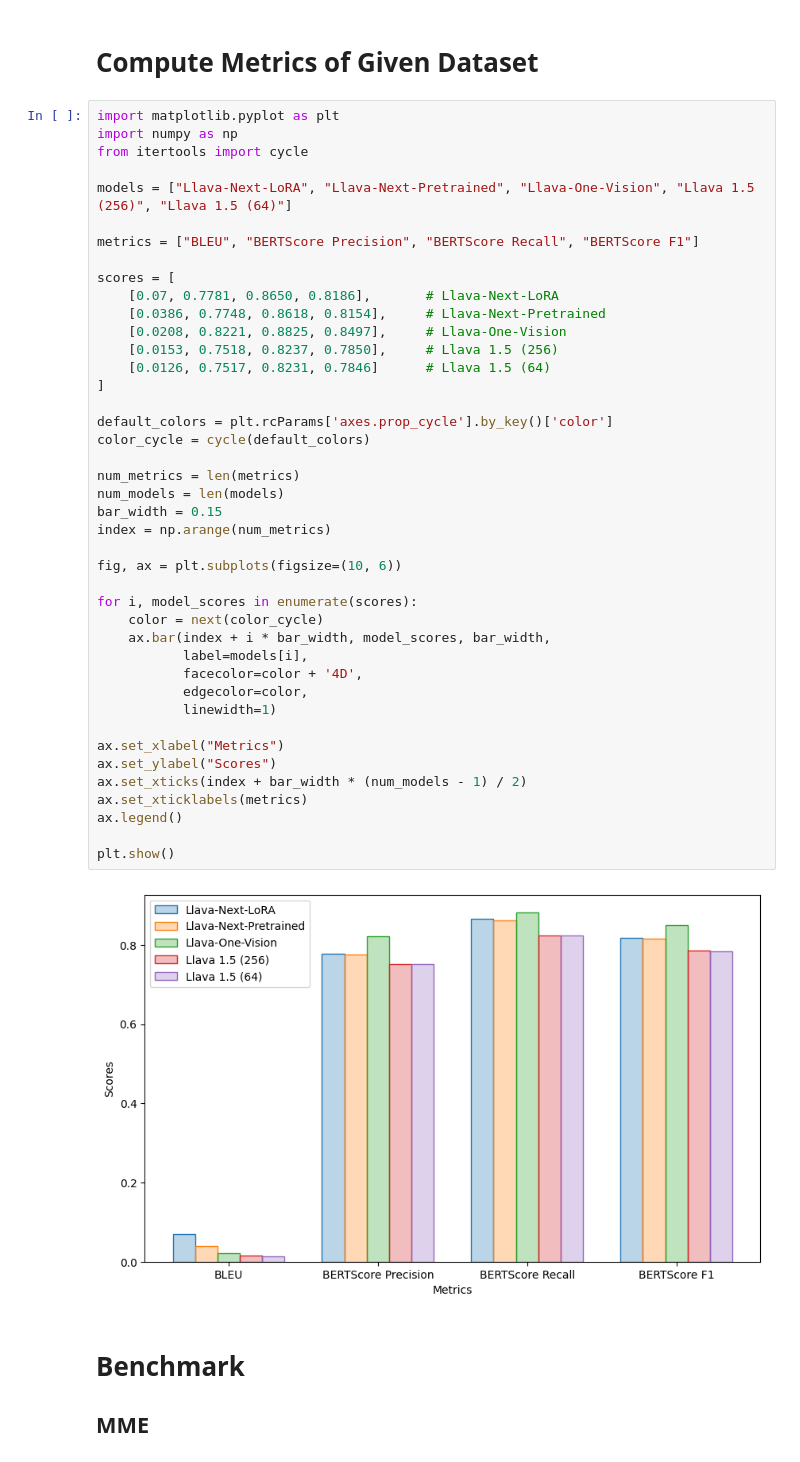
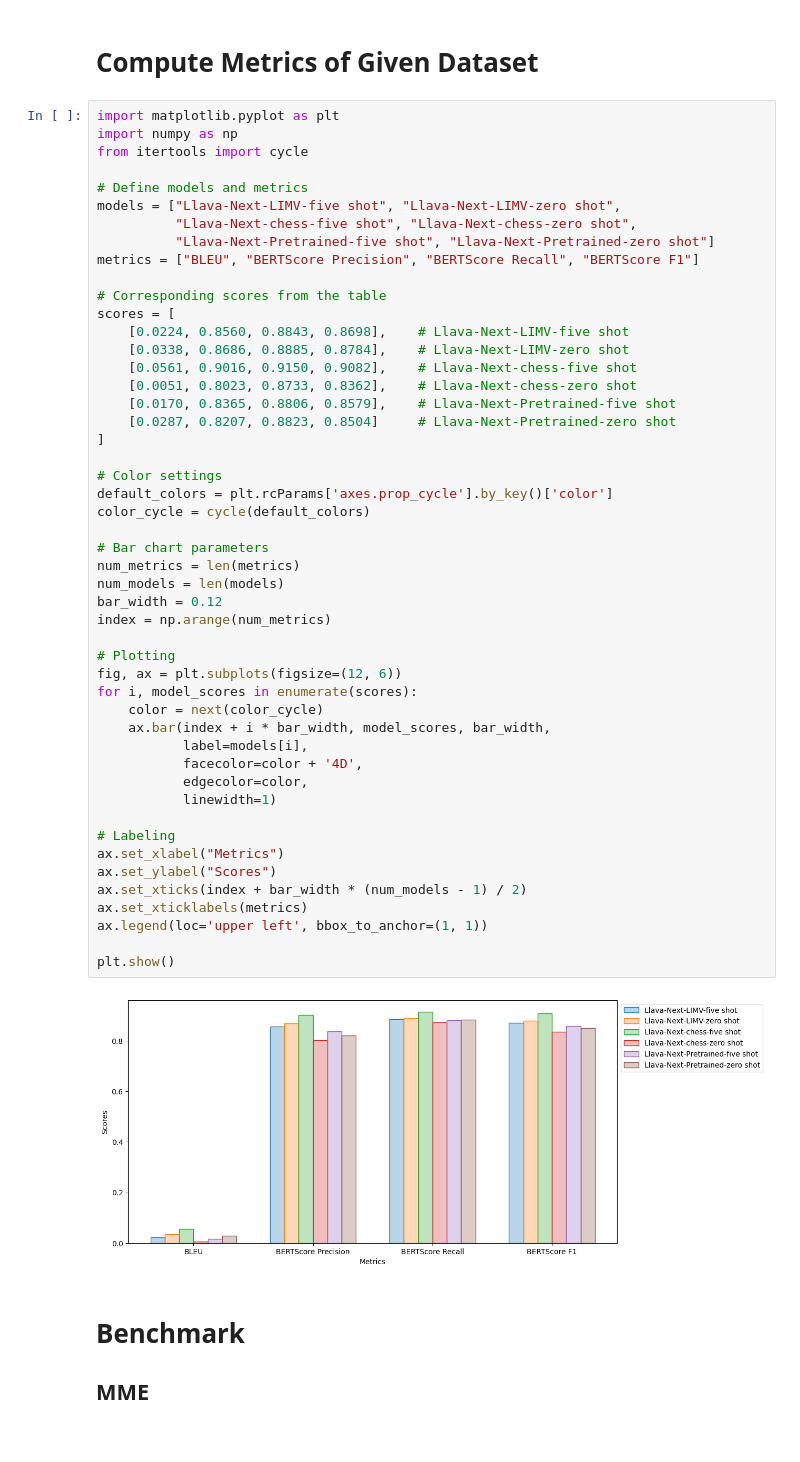
Before and after one commit to Breezelled/llava-finetune, a Jupyter notebook: benchmark/outputs/draw.ipynb, the cells around one changed output. Drawn from its saved outputs; the diff is of its cells as text.

```diff
--- a/benchmark/outputs/draw.ipynb
+++ b/benchmark/outputs/draw.ipynb
@@ -5,45 +5,52 @@ import matplotlib.pyplot as plt
 import numpy as np
 from itertools import cycle
 
-models = ["Llava-Next-LoRA", "Llava-Next-Pretrained", "Llava-One-Vision", "Llava 1.5 (256)", "Llava 1.5 (64)"]
-
+# Define models and metrics
+models = ["Llava-Next-LIMV-five shot", "Llava-Next-LIMV-zero shot",
+          "Llava-Next-chess-five shot", "Llava-Next-chess-zero shot",
+          "Llava-Next-Pretrained-five shot", "Llava-Next-Pretrained-zero shot"]
 metrics = ["BLEU", "BERTScore Precision", "BERTScore Recall", "BERTScore F1"]
 
+# Corresponding scores from the table
 scores = [
-    [0.07, 0.7781, 0.8650, 0.8186],       # Llava-Next-LoRA
-    [0.0386, 0.7748, 0.8618, 0.8154],     # Llava-Next-Pretrained
-    [0.0208, 0.8221, 0.8825, 0.8497],     # Llava-One-Vision
-    [0.0153, 0.7518, 0.8237, 0.7850],     # Llava 1.5 (256)
-    [0.0126, 0.7517, 0.8231, 0.7846]      # Llava 1.5 (64)
+    [0.0224, 0.8560, 0.8843, 0.8698],    # Llava-Next-LIMV-five shot
+    [0.0338, 0.8686, 0.8885, 0.8784],    # Llava-Next-LIMV-zero shot
+    [0.0561, 0.9016, 0.9150, 0.9082],    # Llava-Next-chess-five shot
+    [0.0051, 0.8023, 0.8733, 0.8362],    # Llava-Next-chess-zero shot
+    [0.0170, 0.8365, 0.8806, 0.8579],    # Llava-Next-Pretrained-five shot
+    [0.0287, 0.8207, 0.8823, 0.8504]     # Llava-Next-Pretrained-zero shot
 ]
 
+# Color settings
 default_colors = plt.rcParams['axes.prop_cycle'].by_key()['color']
 color_cycle = cycle(default_colors)
 
+# Bar chart parameters
 num_metrics = len(metrics)
 num_models = len(models)
-bar_width = 0.15
+bar_width = 0.12
 index = np.arange(num_metrics)
 
-fig, ax = plt.subplots(figsize=(10, 6))
-
+# Plotting
+fig, ax = plt.subplots(figsize=(12, 6))
 for i, model_scores in enumerate(scores):
     color = next(color_cycle)
     ax.bar(index + i * bar_width, model_scores, bar_width,
            label=models[i],
            facecolor=color + '4D',
            edgecolor=color,
            linewidth=1)
 
+# Labeling
 ax.set_xlabel("Metrics")
 ax.set_ylabel("Scores")
 ax.set_xticks(index + bar_width * (num_models - 1) / 2)
 ax.set_xticklabels(metrics)
-ax.legend()
+ax.legend(loc='upper left', bbox_to_anchor=(1, 1))
 
 plt.show()
 # %% [output]
-[figure, old version]
+[figure, new version]
 # %% [markdown]
 # Benchmark
 ## MME
```
Also changed, not shown: 5 other files.
